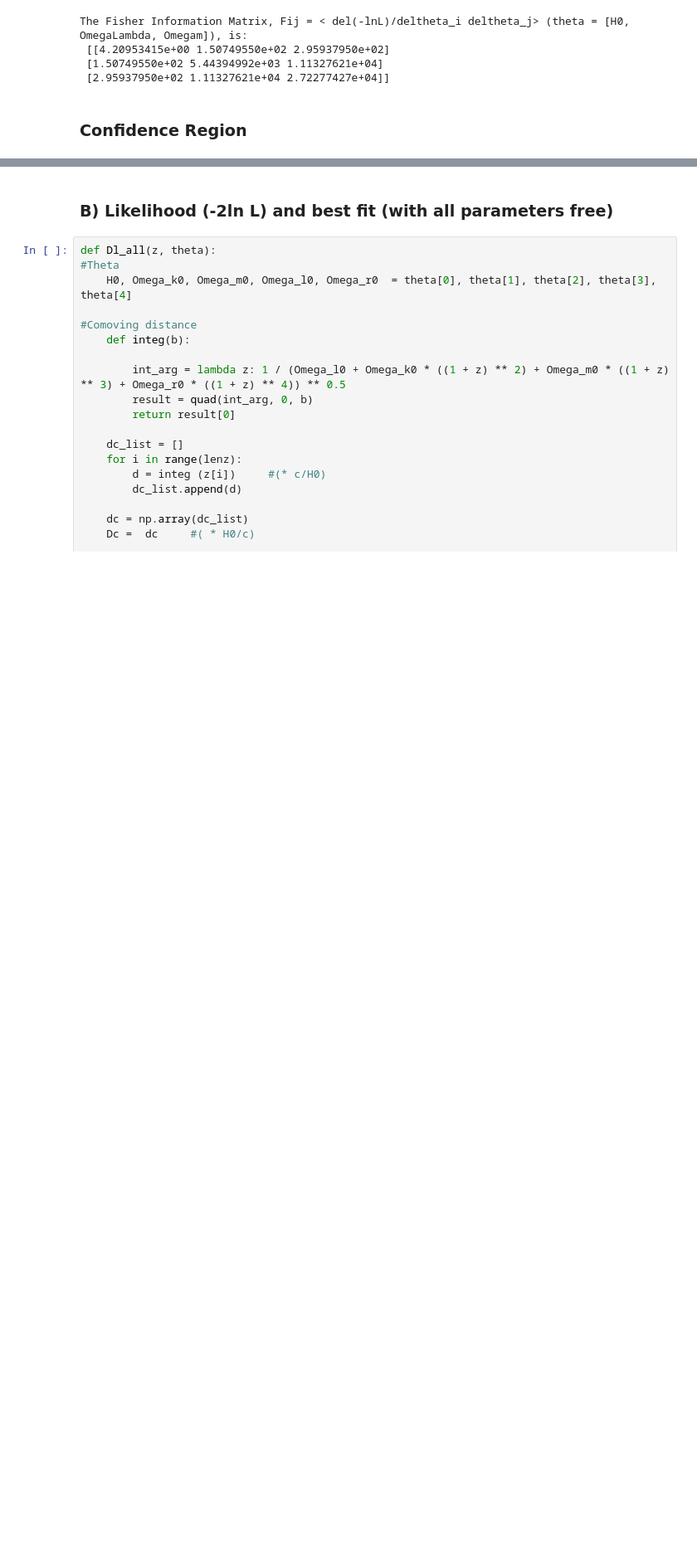
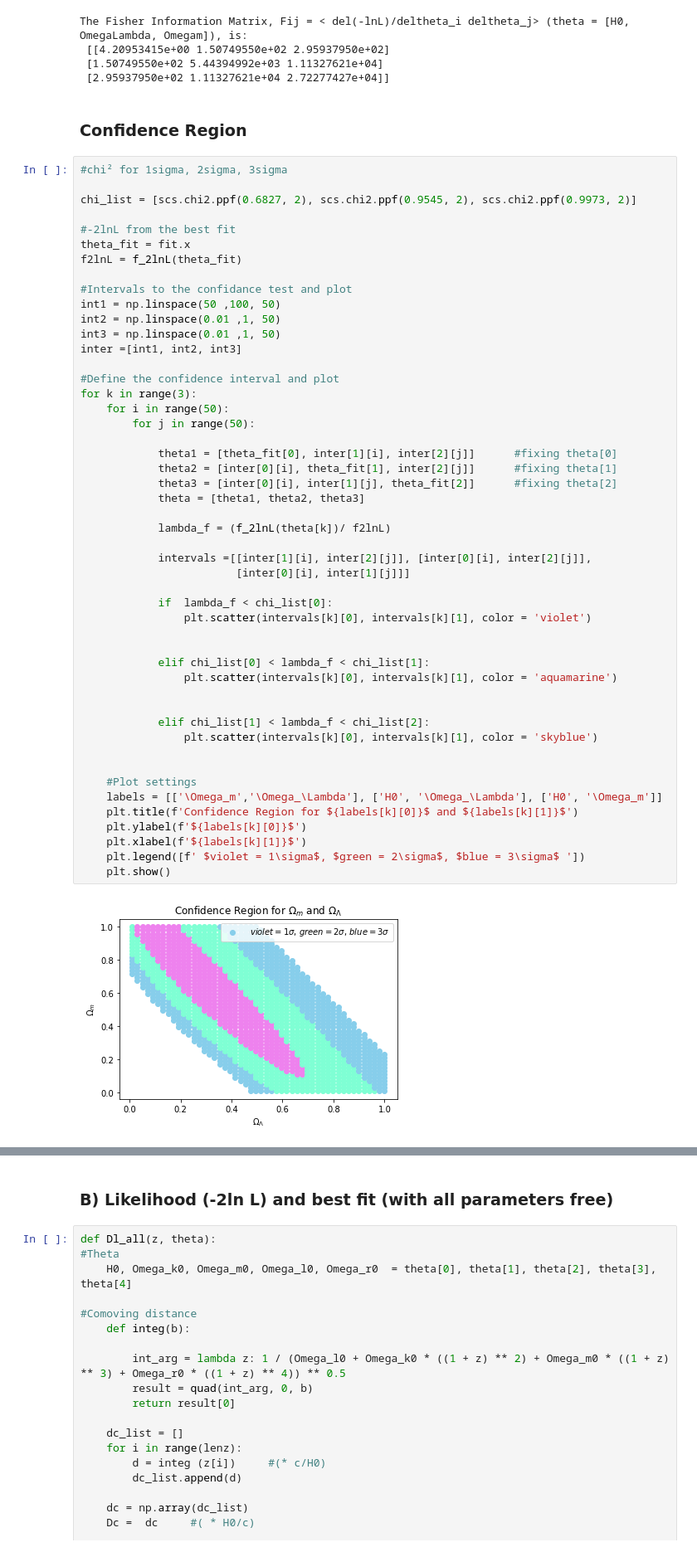
Before and after one commit to cinthianlima/Data_analysis_exercises, a Jupyter notebook: Supernovas likelihood 1.ipynb, the cells around one changed output, grey strips where cells are left out. Shown: that part at 83% size. Cells and saved outputs as stored; diff of their text form; blank space fills up the shorter version.

```diff
--- a/Supernovas likelihood 1.ipynb
+++ b/Supernovas likelihood 1.ipynb
@@ -204,3 +204,54 @@ The Fisher Information Matrix, Fij = < del(-lnL)/deltheta_i deltheta_j> (theta =
  [2.95937950e+02 1.11327621e+04 2.72277427e+04]]
 # %% [markdown]
 ### Confidence Region
+# %%
+#chi² for 1sigma, 2sigma, 3sigma
+
+chi_list = [scs.chi2.ppf(0.6827, 2), scs.chi2.ppf(0.9545, 2), scs.chi2.ppf(0.9973, 2)]
+
+#-2lnL from the best fit
+theta_fit = fit.x
+f2lnL = f_2lnL(theta_fit)
+
+#Intervals to the confidance test and plot
+int1 = np.linspace(50 ,100, 50)
+int2 = np.linspace(0.01 ,1, 50)
+int3 = np.linspace(0.01 ,1, 50)
+inter =[int1, int2, int3]
+
+#Define the confidence interval and plot
+for k in range(3):
+    for i in range(50):
+        for j in range(50):
+
+            theta1 = [theta_fit[0], inter[1][i], inter[2][j]]      #fixing theta[0]
+            theta2 = [inter[0][i], theta_fit[1], inter[2][j]]      #fixing theta[1]
+            theta3 = [inter[0][i], inter[1][j], theta_fit[2]]      #fixing theta[2]
+            theta = [theta1, theta2, theta3]
+
+            lambda_f = (f_2lnL(theta[k])/ f2lnL)
+
+            intervals =[[inter[1][i], inter[2][j]], [inter[0][i], inter[2][j]],
+                        [inter[0][i], inter[1][j]]]
+
+            if  lambda_f < chi_list[0]:
+                plt.scatter(intervals[k][0], intervals[k][1], color = 'violet')
+
+
+            elif chi_list[0] < lambda_f < chi_list[1]:
+                plt.scatter(intervals[k][0], intervals[k][1], color = 'aquamarine')
+
+
+            elif chi_list[1] < lambda_f < chi_list[2]:
+                plt.scatter(intervals[k][0], intervals[k][1], color = 'skyblue')
+
+
+    #Plot settings
+    labels = [['\Omega_m','\Omega_\Lambda'], ['H0', '\Omega_\Lambda'], ['H0', '\Omega_m']]
+    plt.title(f'Confidence Region for ${labels[k][0]}$ and ${labels[k][1]}$')
+    plt.ylabel(f'${labels[k][0]}$')
+    plt.xlabel(f'${labels[k][1]}$')
+    plt.legend([f' $violet = 1\sigma$, $green = 2\sigma$, $blue = 3\sigma$ '])
+    plt.show()
+# %% [output]
+[figure, added]
```
Also changed, not shown: parts of 2 cells of this notebook.
